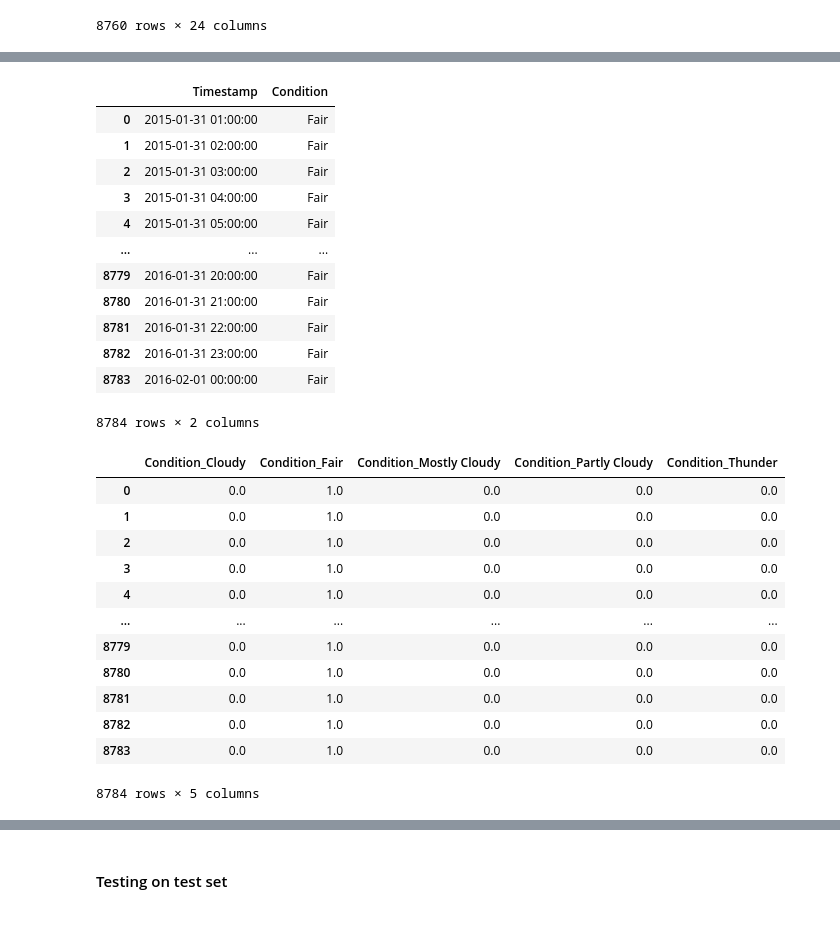
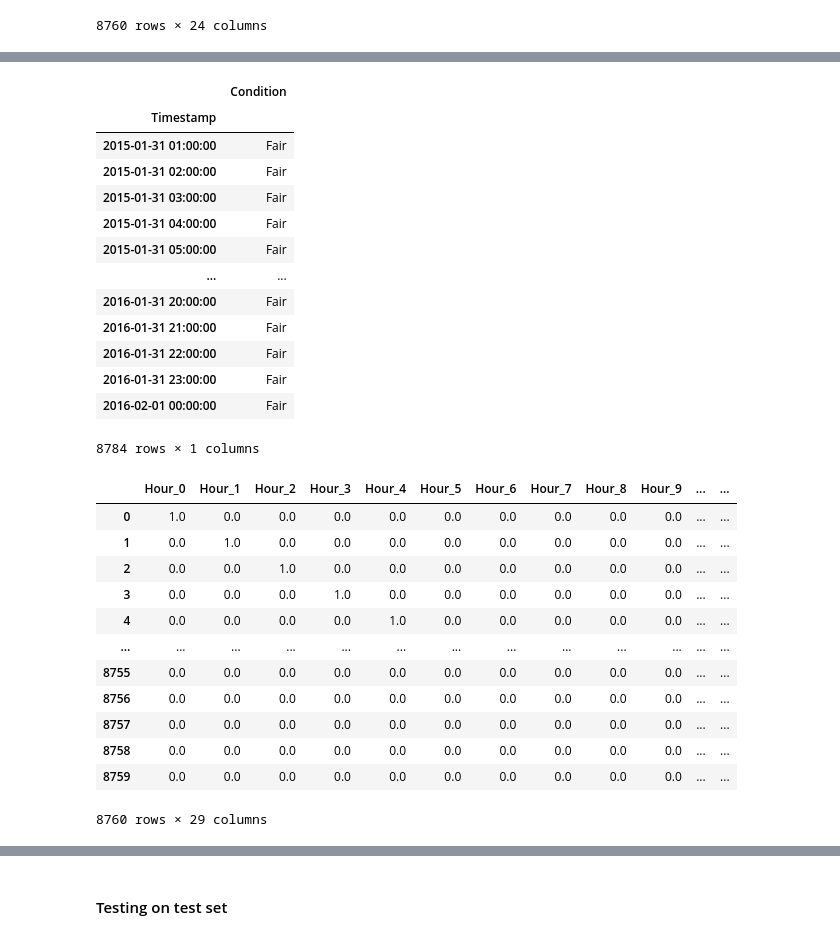
Before and after one commit to Divixity/Datavidenskab-P6, a Jupyter notebook: Development/SARIMAX_production.ipynb, the cells around one changed output, grey strips where cells are left out. Saved outputs shown, nothing was run; the diff lists cells and outputs as text; code cells hidden in the pictures.

```diff
--- a/Development/SARIMAX_production.ipynb
+++ b/Development/SARIMAX_production.ipynb
@@ -651,19 +477,20 @@ X
 # %%
-weather_forecast = pd.read_csv("CLEANED_GAI_2015_2016.csv")
-weather_forecast.rename(columns={'Time': 'Timestamp'}, inplace=True)
-#weather_forecast['Timestamp'] = pd.to_datetime(weather_forecast['Timestamp'])
+weather_forecast = pd.read_csv("../_05Forecasting/CLEANED_GAI_2015_2016.csv", index_col=0)
+weather_forecast.index.rename("Timestamp", inplace=True)
+weather_forecast.index = pd.to_datetime(weather_forecast.index)
 weather_forecast
 # %% [output]
-|  | Timestamp | Condition |
-| 0 | 2015-01-31 01:00:00 | Fair |
-| 1 | 2015-01-31 02:00:00 | Fair |
-| 2 | 2015-01-31 03:00:00 | Fair |
-| 3 | 2015-01-31 04:00:00 | Fair |
-| 4 | 2015-01-31 05:00:00 | Fair |
-| ... | ... | ... |
-| 8779 | 2016-01-31 20:00:00 | Fair |
-| 8780 | 2016-01-31 21:00:00 | Fair |
-| 8781 | 2016-01-31 22:00:00 | Fair |
-| 8782 | 2016-01-31 23:00:00 | Fair |
-| 8783 | 2016-02-01 00:00:00 | Fair |
+|  | Condition |
+| Timestamp |  |
+| 2015-01-31 01:00:00 | Fair |
+| 2015-01-31 02:00:00 | Fair |
+| 2015-01-31 03:00:00 | Fair |
+| 2015-01-31 04:00:00 | Fair |
+| 2015-01-31 05:00:00 | Fair |
+| ... | ... |
+| 2016-01-31 20:00:00 | Fair |
+| 2016-01-31 21:00:00 | Fair |
+| 2016-01-31 22:00:00 | Fair |
+| 2016-01-31 23:00:00 | Fair |
+| 2016-02-01 00:00:00 | Fair |
-8784 rows × 2 columns
+8784 rows × 1 columns
@@ -677,19 +497,19 @@ weather_forecast
 # %%
-ohe_condition = OneHotEncoder(sparse=False)
-hot_condition = ohe_condition.fit_transform(weather_forecast[["Condition"]])
-conditions = pd.DataFrame(data=hot_condition, columns=ohe_condition.get_feature_names_out())
-conditions
+ohe = OneHotEncoder(sparse=False)
+hot = ohe.fit_transform(gen_df["Hour"].to_frame().merge(weather_forecast, left_index=True, right_index=True))
+df_ohe = pd.DataFrame(data=hot, columns=ohe.get_feature_names_out())
+df_ohe
 # %% [output]
-|  | Condition_Cloudy | Condition_Fair | Condition_Mostly Cloudy | Condition_Partly Cloudy | Condition_Thunder |
-| 0 | 0.0 | 1.0 | 0.0 | 0.0 | 0.0 |
-| 1 | 0.0 | 1.0 | 0.0 | 0.0 | 0.0 |
-| 2 | 0.0 | 1.0 | 0.0 | 0.0 | 0.0 |
-| 3 | 0.0 | 1.0 | 0.0 | 0.0 | 0.0 |
-| 4 | 0.0 | 1.0 | 0.0 | 0.0 | 0.0 |
-| ... | ... | ... | ... | ... | ... |
-| 8779 | 0.0 | 1.0 | 0.0 | 0.0 | 0.0 |
-| 8780 | 0.0 | 1.0 | 0.0 | 0.0 | 0.0 |
-| 8781 | 0.0 | 1.0 | 0.0 | 0.0 | 0.0 |
-| 8782 | 0.0 | 1.0 | 0.0 | 0.0 | 0.0 |
-| 8783 | 0.0 | 1.0 | 0.0 | 0.0 | 0.0 |
+|  | Hour_0 | Hour_1 | Hour_2 | Hour_3 | Hour_4 | Hour_5 | Hour_6 | Hour_7 | Hour_8 | Hour_9 | ... | ... |
+| 0 | 1.0 | 0.0 | 0.0 | 0.0 | 0.0 | 0.0 | 0.0 | 0.0 | 0.0 | 0.0 | ... | ... |
+| 1 | 0.0 | 1.0 | 0.0 | 0.0 | 0.0 | 0.0 | 0.0 | 0.0 | 0.0 | 0.0 | ... | ... |
+| 2 | 0.0 | 0.0 | 1.0 | 0.0 | 0.0 | 0.0 | 0.0 | 0.0 | 0.0 | 0.0 | ... | ... |
+| 3 | 0.0 | 0.0 | 0.0 | 1.0 | 0.0 | 0.0 | 0.0 | 0.0 | 0.0 | 0.0 | ... | ... |
+| 4 | 0.0 | 0.0 | 0.0 | 0.0 | 1.0 | 0.0 | 0.0 | 0.0 | 0.0 | 0.0 | ... | ... |
+| ... | ... | ... | ... | ... | ... | ... | ... | ... | ... | ... | ... | ... |
+| 8755 | 0.0 | 0.0 | 0.0 | 0.0 | 0.0 | 0.0 | 0.0 | 0.0 | 0.0 | 0.0 | ... | ... |
+| 8756 | 0.0 | 0.0 | 0.0 | 0.0 | 0.0 | 0.0 | 0.0 | 0.0 | 0.0 | 0.0 | ... | ... |
+| 8757 | 0.0 | 0.0 | 0.0 | 0.0 | 0.0 | 0.0 | 0.0 | 0.0 | 0.0 | 0.0 | ... | ... |
+| 8758 | 0.0 | 0.0 | 0.0 | 0.0 | 0.0 | 0.0 | 0.0 | 0.0 | 0.0 | 0.0 | ... | ... |
+| 8759 | 0.0 | 0.0 | 0.0 | 0.0 | 0.0 | 0.0 | 0.0 | 0.0 | 0.0 | 0.0 | ... | ... |
-8784 rows × 5 columns
+8760 rows × 29 columns
```
Also changed, not shown: parts of 53 cells of this notebook, 1 other file.
